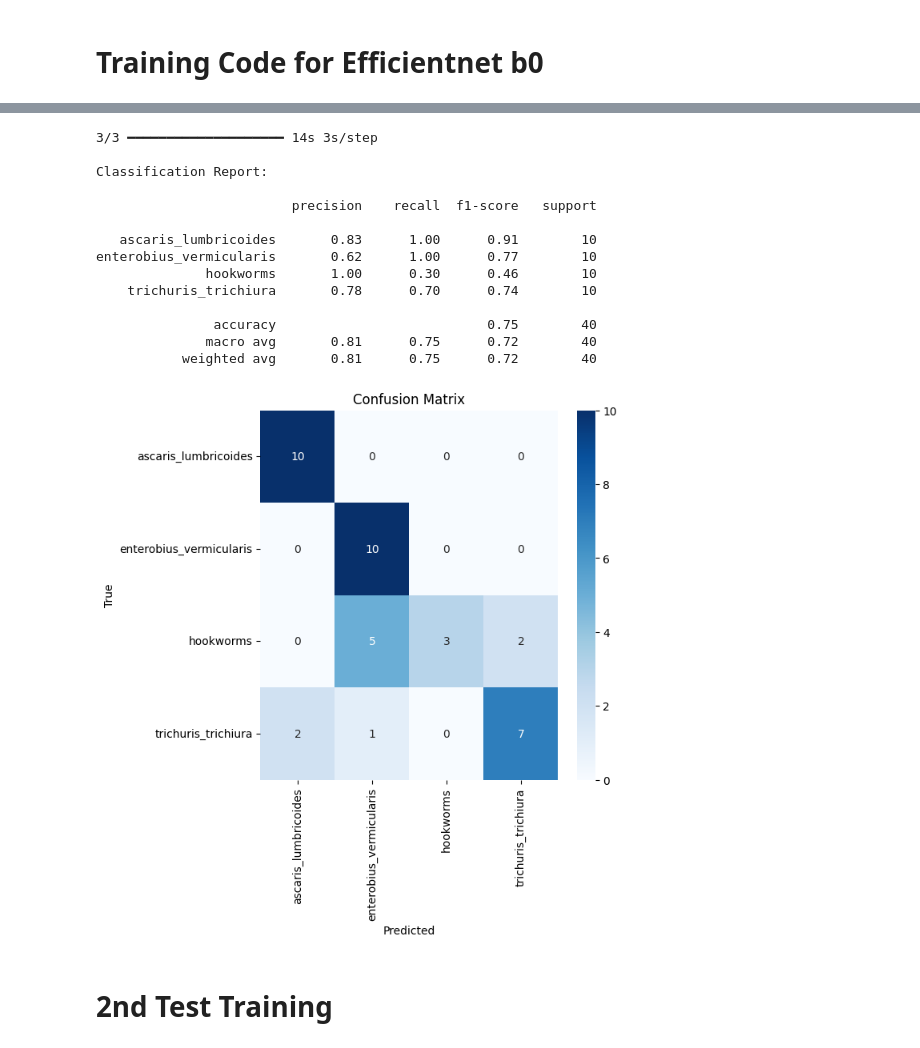
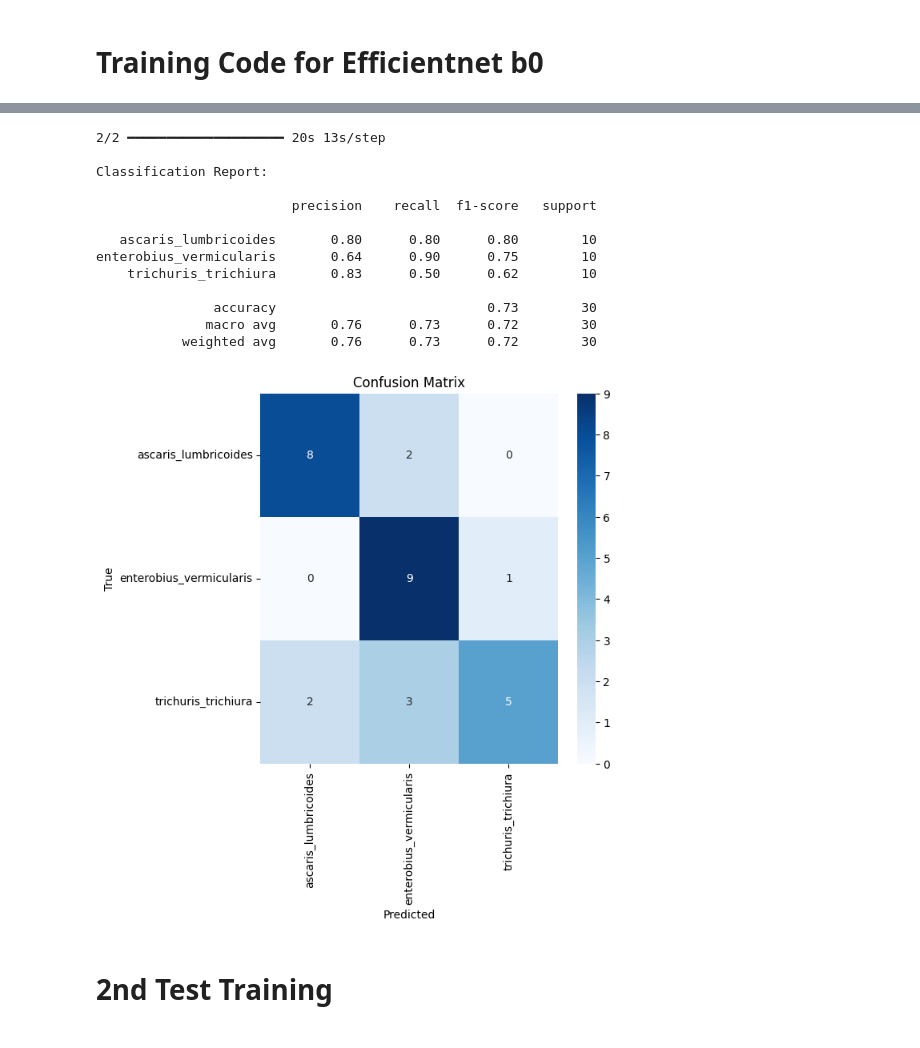
Before and after one commit to AtlastDeepLearning/Intestinal-Parasite-Classification-LW-CNN, a Jupyter notebook: efficientNet_B0_LW_CNN.ipynb, the cells around one changed output, grey strips where cells are left out. Drawn from its saved outputs; the diff is of its cells as text; code cells hidden in the pictures.

```diff
--- a/efficientNet_B0_LW_CNN.ipynb
+++ b/efficientNet_B0_LW_CNN.ipynb
@@ -426,7 +450,7 @@ import seaborn as sns
 IMG_SIZE = (224, 224)
 BATCH_SIZE = 16
 TEST_DIR = "/content/drive/MyDrive/Thesis/Jericho_Data_Set/validate"
-MODEL_PATH = "/content/efficientnet_parasite_final.h5"
+MODEL_PATH = "/content/drive/MyDrive/Thesis/Saved AI models/sept82025_training/training1/efficientnet_parasite_final.keras"
 
 # ======================
 # Preprocessing (SAME as training)
@@ -492,18 +517,17 @@ WARNING:absl:Compiled the loaded model, but the compiled metrics have yet to be
-3/3 ━━━━━━━━━━━━━━━━━━━━ 14s 3s/step
+2/2 ━━━━━━━━━━━━━━━━━━━━ 20s 13s/step
 
 Classification Report:
 
                          precision    recall  f1-score   support
 
-   ascaris_lumbricoides       0.83      1.00      0.91        10
-enterobius_vermicularis       0.62      1.00      0.77        10
-              hookworms       1.00      0.30      0.46        10
-    trichuris_trichiura       0.78      0.70      0.74        10
+   ascaris_lumbricoides       0.80      0.80      0.80        10
+enterobius_vermicularis       0.64      0.90      0.75        10
+    trichuris_trichiura       0.83      0.50      0.62        10
 
-               accuracy                           0.75        40
-              macro avg       0.81      0.75      0.72        40
-           weighted avg       0.81      0.75      0.72        40
+               accuracy                           0.73        30
+              macro avg       0.76      0.73      0.72        30
+           weighted avg       0.76      0.73      0.72        30
-[figure, old version]
+[figure, new version]
 # %% [markdown]
 # 2nd Test Training
 # %%
```
Also changed, not shown: parts of 20 cells of this notebook.
